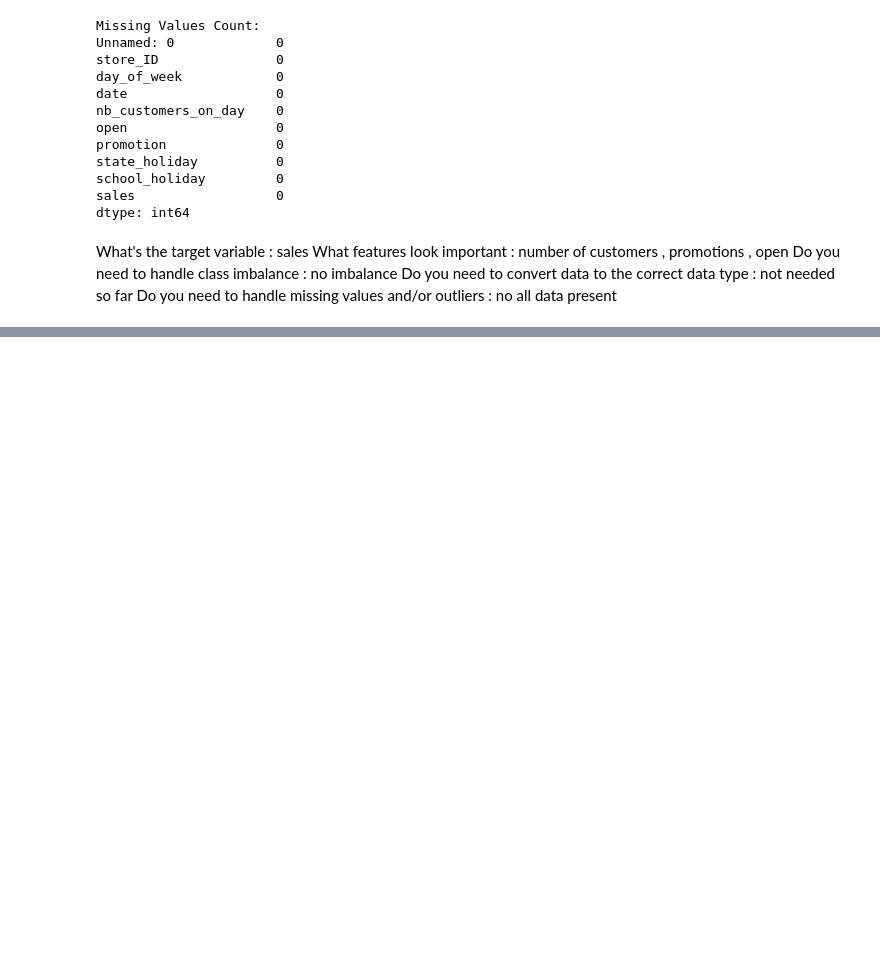
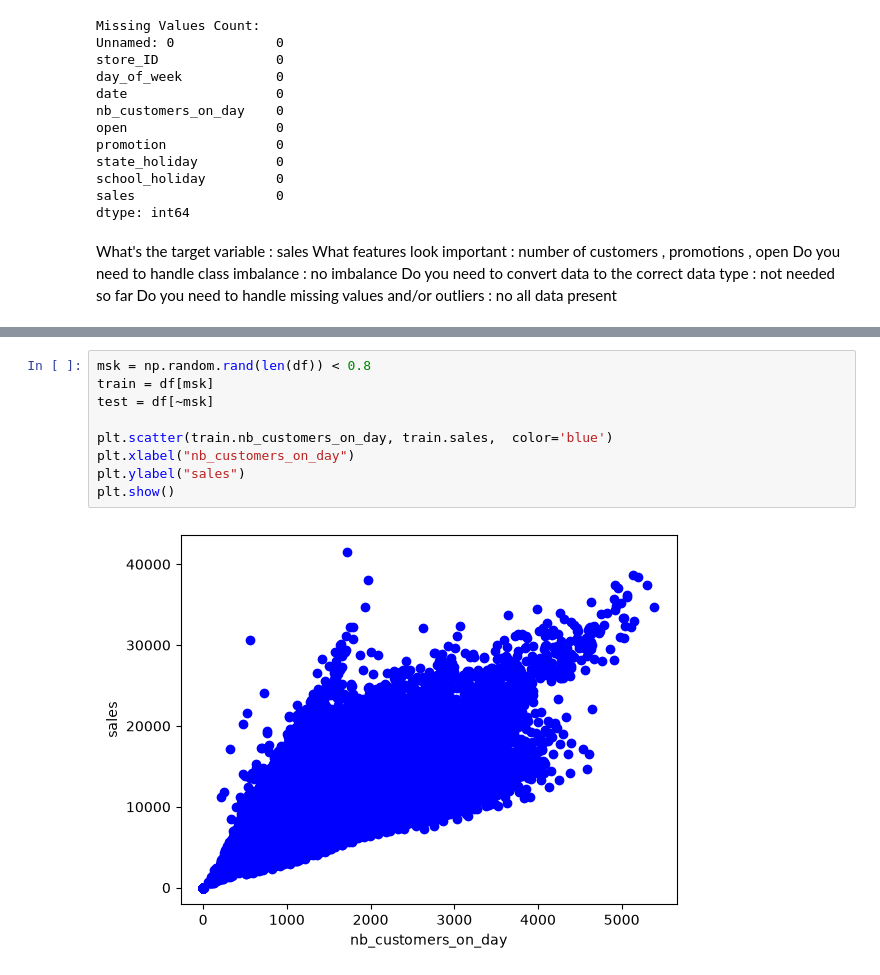
Before and after one commit to ivanmatteuzzi/challenge_group1, a Jupyter notebook: notebooks/01_EDA.ipynb, the cells around one changed output, grey strips where cells are left out. Cells and saved outputs as stored; diff of their text form; blank space fills up the shorter version.

```diff
--- a/notebooks/01_EDA.ipynb
+++ b/notebooks/01_EDA.ipynb
@@ -142,0 +275,11 @@ Do you need to handle missing values and/or outliers : no all data present
+# %%
+msk = np.random.rand(len(df)) < 0.8
+train = df[msk]
+test = df[~msk]
+
+plt.scatter(train.nb_customers_on_day, train.sales,  color='blue')
+plt.xlabel("nb_customers_on_day")
+plt.ylabel("sales")
+plt.show()
+# %% [output]
+[figure, added]
```
Also changed, not shown: parts of 17 cells of this notebook.
